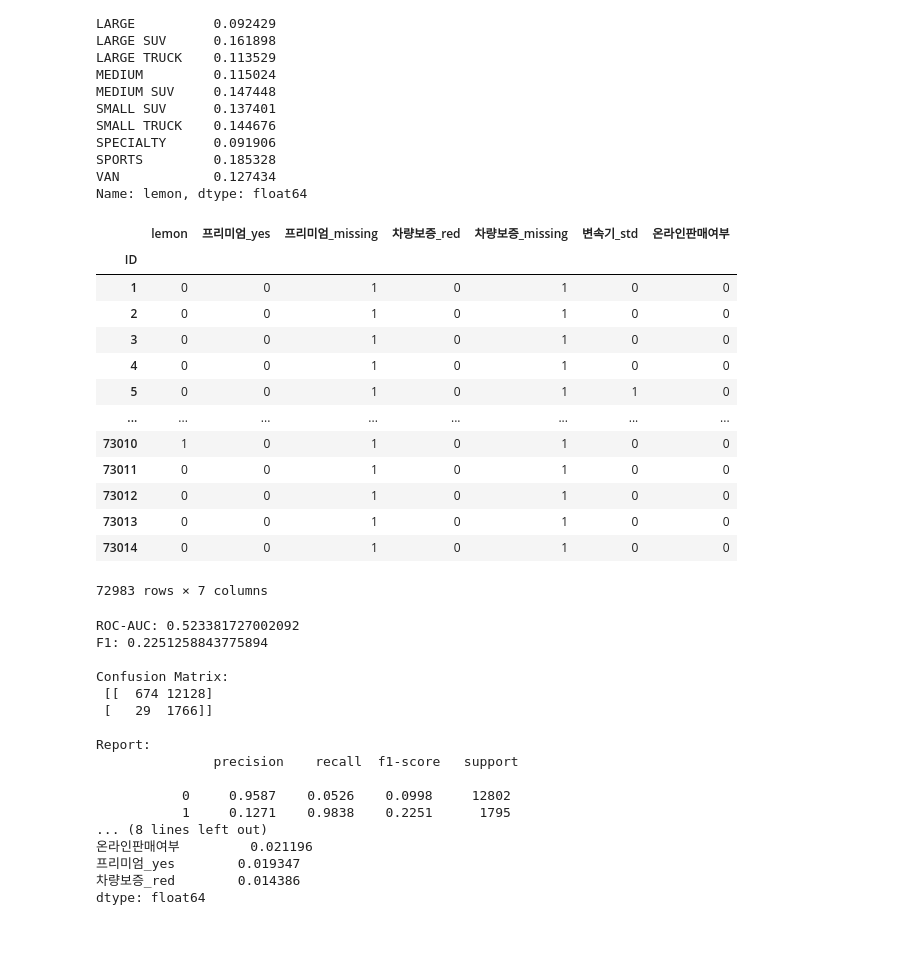
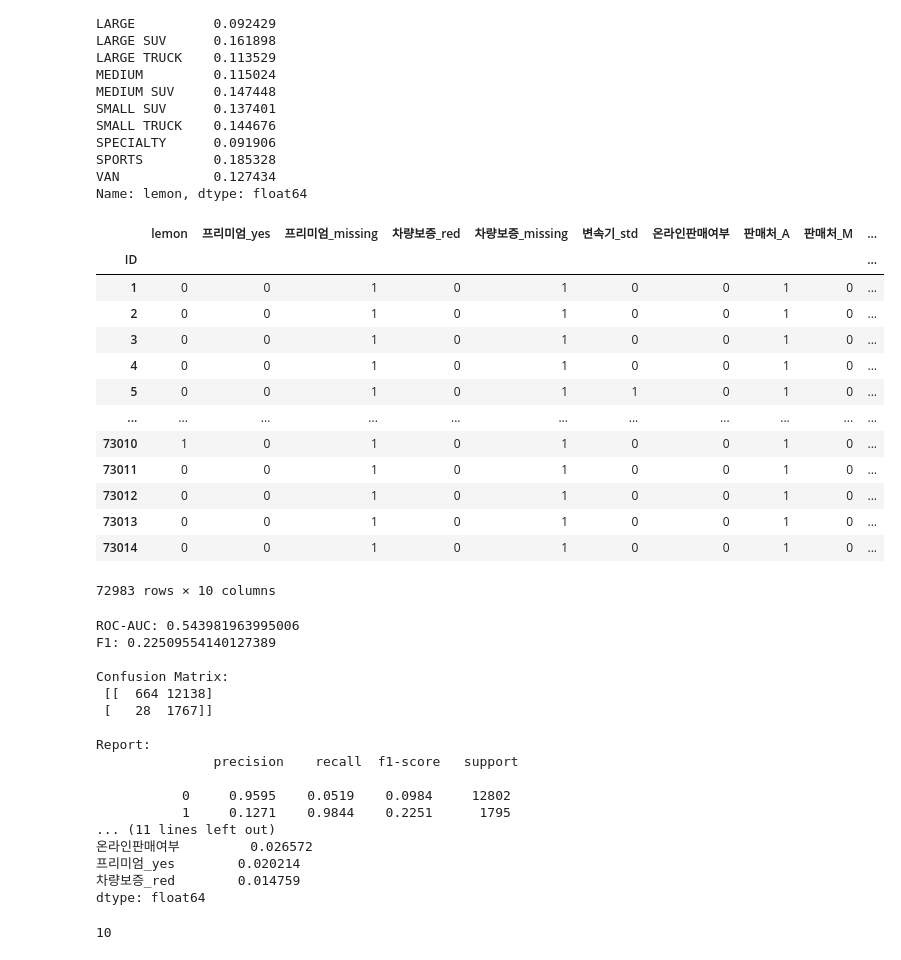
Before and after one commit to siwoolyyy/ml-data, a Jupyter notebook: lemon2.ipynb, the cells around one changed output. Cells and saved outputs as stored; diff of their text form; code cells hidden in the pictures.

```diff
--- a/lemon2.ipynb
+++ b/lemon2.ipynb
@@ -114,0 +136,9 @@ Name: count, dtype: int64
+# %%
+lemon['판매처_A'] = (lemon['판매처'] == 'ADESA').astype(int)
+lemon['판매처_A'].sum()
+
+lemon['판매처_M'] = (lemon['판매처'] == 'MANHEIM').astype(int)
+lemon['판매처_M'].sum()
+
+lemon['판매처_Other'] = (lemon['판매처'] == '').astype(int)
+lemon['판매처_Other'].sum()
@@ -164,25 +204,27 @@ VAN            0.127434
 Name: lemon, dtype: float64
 # %%
 # cols2 = ['lemon', '프리미엄_yes', '프리미엄_missing', '차량보증_red', '차량보증_missing', '운행거리_로그변환', '변속기_std', '온라인판매여부' ]
-cols2 = ['lemon', '프리미엄_yes', '프리미엄_missing', '차량보증_red', '차량보증_missing', '변속기_std', '온라인판매여부' ]
+# cols2 = ['lemon', '프리미엄_yes', '프리미엄_missing', '차량보증_red', '차량보증_missing', '변속기_std', '온라인판매여부' ]
+cols3 = ['lemon', '프리미엄_yes', '프리미엄_missing', '차량보증_red', '차량보증_missing', '변속기_std', '온라인판매여부', '판매처_A', '판매처_M', '판매처_Other' ]
 # ['차량크기','구매주','생산국가','색상']
-lemon_rf2 = lemon[cols2]
-lemon_rf2
+# ['차량크기','구매주','생산국가','색상']
+lemon_rf3 = lemon[cols3]
+lemon_rf3
 # %% [output]
-|  | lemon | 프리미엄_yes | 프리미엄_missing | 차량보증_red | 차량보증_missing | 변속기_std | 온라인판매여부 |
-| ID |  |  |  |  |  |  |  |
-| 1 | 0 | 0 | 1 | 0 | 1 | 0 | 0 |
-| 2 | 0 | 0 | 1 | 0 | 1 | 0 | 0 |
-| 3 | 0 | 0 | 1 | 0 | 1 | 0 | 0 |
-| 4 | 0 | 0 | 1 | 0 | 1 | 0 | 0 |
-| 5 | 0 | 0 | 1 | 0 | 1 | 1 | 0 |
-| ... | ... | ... | ... | ... | ... | ... | ... |
-| 73010 | 1 | 0 | 1 | 0 | 1 | 0 | 0 |
-| 73011 | 0 | 0 | 1 | 0 | 1 | 0 | 0 |
-| 73012 | 0 | 0 | 1 | 0 | 1 | 0 | 0 |
-| 73013 | 0 | 0 | 1 | 0 | 1 | 0 | 0 |
-| 73014 | 0 | 0 | 1 | 0 | 1 | 0 | 0 |
+|  | lemon | 프리미엄_yes | 프리미엄_missing | 차량보증_red | 차량보증_missing | 변속기_std | 온라인판매여부 | 판매처_A | 판매처_M | ... |
+| ID |  |  |  |  |  |  |  |  |  | ... |
+| 1 | 0 | 0 | 1 | 0 | 1 | 0 | 0 | 1 | 0 | ... |
+| 2 | 0 | 0 | 1 | 0 | 1 | 0 | 0 | 1 | 0 | ... |
+| 3 | 0 | 0 | 1 | 0 | 1 | 0 | 0 | 1 | 0 | ... |
+| 4 | 0 | 0 | 1 | 0 | 1 | 0 | 0 | 1 | 0 | ... |
+| 5 | 0 | 0 | 1 | 0 | 1 | 1 | 0 | 1 | 0 | ... |
+| ... | ... | ... | ... | ... | ... | ... | ... | ... | ... | ... |
+| 73010 | 1 | 0 | 1 | 0 | 1 | 0 | 0 | 1 | 0 | ... |
+| 73011 | 0 | 0 | 1 | 0 | 1 | 0 | 0 | 1 | 0 | ... |
+| 73012 | 0 | 0 | 1 | 0 | 1 | 0 | 0 | 1 | 0 | ... |
+| 73013 | 0 | 0 | 1 | 0 | 1 | 0 | 0 | 1 | 0 | ... |
+| 73014 | 0 | 0 | 1 | 0 | 1 | 0 | 0 | 1 | 0 | ... |
-72983 rows × 7 columns
+72983 rows × 10 columns
 # %%
 import numpy as np
 import pandas as pd
@@ -215,16 +257,17 @@ x_valid2 = x_valid.fillna(medians)
 
 # 2) 모델 학습
 rf = RandomForestClassifier(
-    n_estimators=400,
+    n_estimators=300,
     random_state=42,
     class_weight="balanced",
-    n_jobs=-1
+    n_jobs=-1,
+    max_depth = 10
 )
 rf.fit(x_train2, y_train)
 
 # 3) 평가
 proba = rf.predict_proba(x_valid2)[:, 1]
-pred = (proba >= 0.4).astype(int)
+pred = (proba >= 0.36).astype(int)
 
 print("ROC-AUC:", roc_auc_score(y_valid, proba))
 print("F1:", f1_score(y_valid, pred))
@@ -236,23 +279,27 @@ import pandas as pd
 imp = pd.Series(rf.feature_importances_, index=x_train2.columns).sort_values(ascending=False)
 print(imp)
 # %% [output]
-ROC-AUC: 0.523381727002092
-F1: 0.2251258843775894
+ROC-AUC: 0.543981963995006
+F1: 0.22509554140127389
 
 Confusion Matrix:
- [[  674 12128]
- [   29  1766]]
+ [[  664 12138]
+ [   28  1767]]
 
 Report:
                precision    recall  f1-score   support
 
-           0     0.9587    0.0526    0.0998     12802
-           1     0.1271    0.9838    0.2251      1795
-... (8 lines left out)
-온라인판매여부         0.021196
-프리미엄_yes        0.019347
-차량보증_red        0.014386
+           0     0.9595    0.0519    0.0984     12802
+           1     0.1271    0.9844    0.2251      1795
+... (11 lines left out)
+온라인판매여부         0.026572
+프리미엄_yes        0.020214
+차량보증_red        0.014759
 dtype: float64
+# %%
+rf.get_params()['max_depth']
+# %% [output]
+10
 # %%
 proba.min(), proba.max(), np.quantile(proba, [0.5, 0.9, 0.95, 0.99])
 # %% [output]
```
Also changed, not shown: parts of 10 cells of this notebook.
